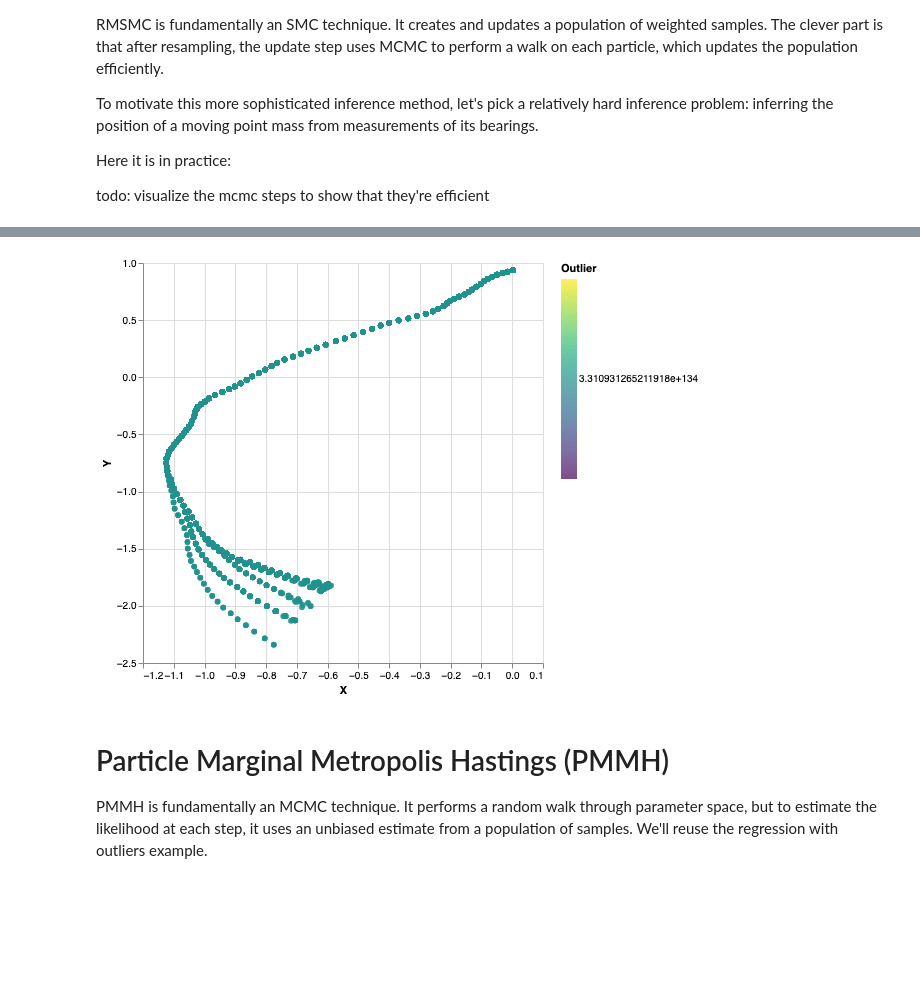
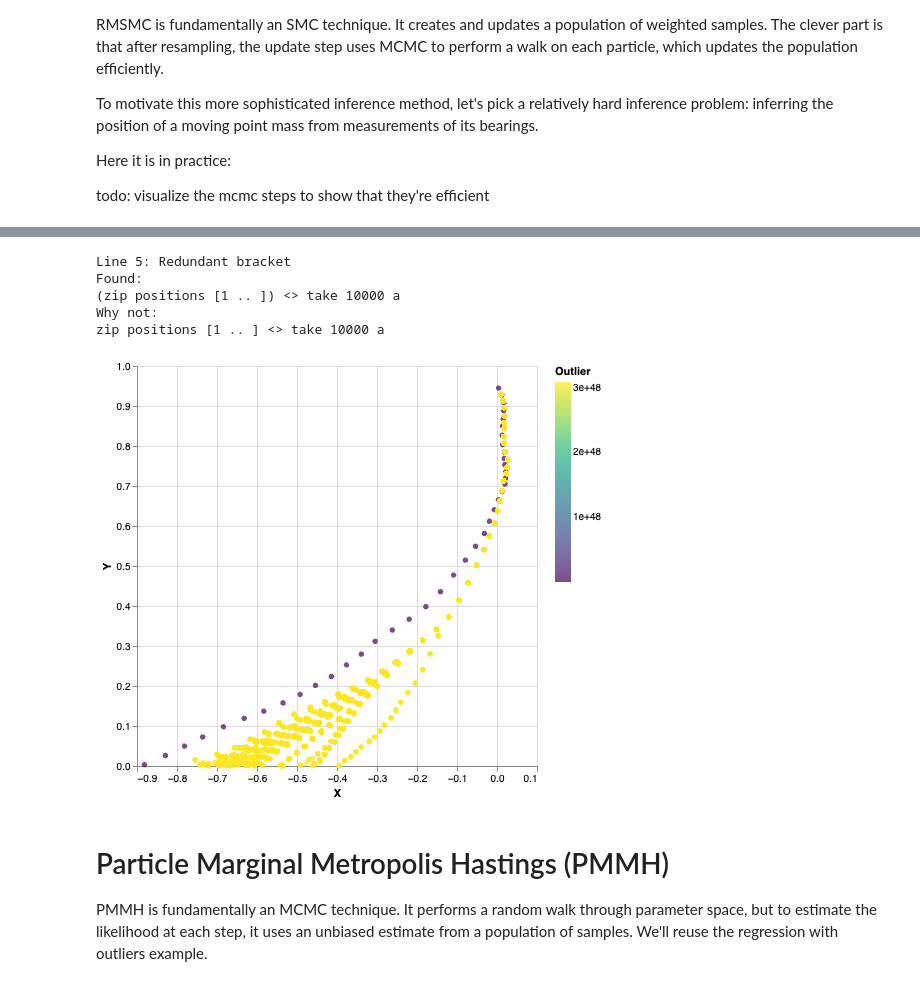
Before and after one commit to tweag/monad-bayes, a Jupyter notebook: notebooks/AdvancedSampling.ipynb, the cells around one changed output, grey strips where cells are left out. Saved outputs shown, nothing was run; the diff lists cells and outputs as text; code cells hidden in the pictures; blank space fills up the shorter version.

```diff
--- a/notebooks/AdvancedSampling.ipynb
+++ b/notebooks/AdvancedSampling.ipynb
@@ -56,8 +57,8 @@ visualize the mcmc steps to show that they're efficient
 -- calculate the bearing (the angle) of a point
 bearing (x, y) = atan2 y x
 
-latent :: MonadSample m => Producer (Double,Double) m ()
-latent = do
+prior :: MonadSample m => Producer (Double,Double) m ()
+prior = do
     let velocity_var = 1e-5
     initialPosition <- lift $ liftA2 (,) (normal 0.01 0.01) (normal 0.95 0.01)
     initialVelocity <- lift $ liftA2 (,) (normal 0.002 0.01) (normal (-0.013) 0.01)
@@ -75,18 +76,21 @@ latent = do
 
 measurementNoise = 0.005
 
-
-observation :: MonadSample m => P.Pipe (Double, Double) Double m ()
-observation = P.mapM \position -> normal (bearing position) measurementNoise
+-- observationModel :: MonadSample m => P.Pipe (Double, Double) Double m ()
+observationModel position = normal (bearing position) measurementNoise
 
 
+numPoints = 40
+
 model :: MonadInfer m => [Double] -> Producer (Double, Double) m ()
-model observations = zipWithM likelihood latent observationStream where
+model observations = zipWithM likelihood prior observationStream where
 
     observationStream = P.each observations
     measurement_noise = 0.005
-    likelihood (pos, obs) = factor $ normalPdf (bearing pos) measurement_noise obs
+    likelihood (pos, obs) = do
+        o <- observationModel pos
+        factor $ normalPdf o measurement_noise obs
     zipWithM f p1 p2 = P.zip p1 p2 >-> P.chain f >-> P.map fst
 # %%
-positions = sampleSTfixed $ P.toListM (latent >-> P.take 2)
+positions <- sampleIOfixed $ P.toListM (prior >-> P.take numPoints)
 # %%
@@ -107 +107,3 @@ observations <- sampleIO $ mapM (\position -> normal (bearing position) measurem
+# %%
+observations <- sampleIOfixed $ mapM observationModel positions
 # %%
@@ -131,8 +124,14 @@ snd $ head s
+# %%
+s <- sampleIOfixed $ runPopulation $ smc SMCConfig {numSteps = numPoints, numParticles = 10000, resampler = resampleSystematic}
+    $ P.toListM $ model observations
 # %%
 a = (\(x,d) -> zip x (Prelude.repeat $ ln $ exp d)) =<< s
--- b = join (replicate 1000 ((ln . exp . snd) <$> s))
--- s' = zip a ([1.0..])
 
-plotVega $ take 10000 a
+plot $ (zip positions [1..]) <> take 10000 a
 # %% [output]
+Line 5: Redundant bracket
+Found:
+(zip positions [1 .. ]) <> take 10000 a
+Why not:
+zip positions [1 .. ] <> take 10000 a
-[figure, old version]
+[figure, new version]
```
Also changed, not shown: parts of 16 cells of this notebook, 34 other files.
